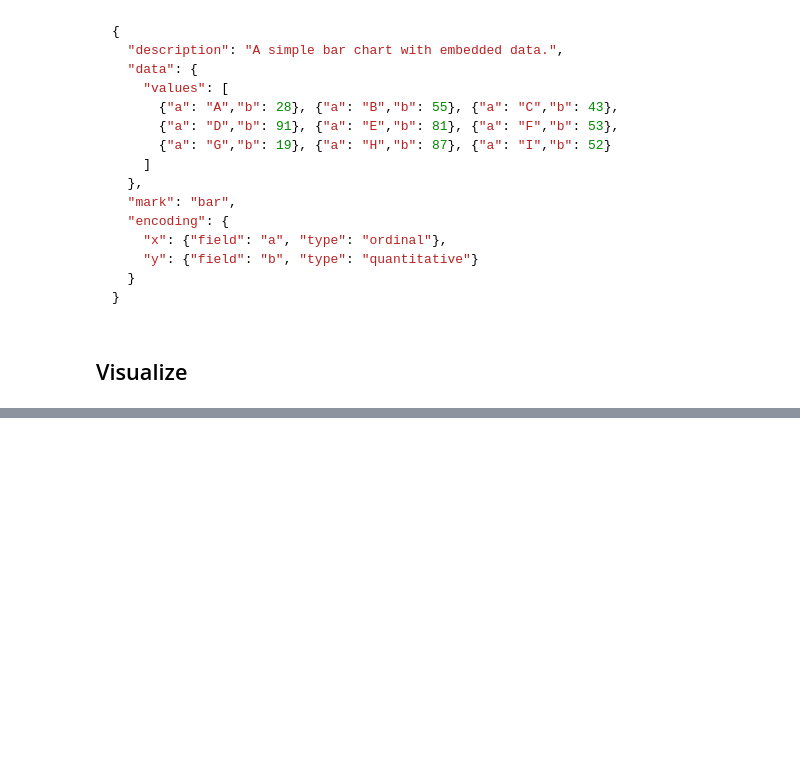
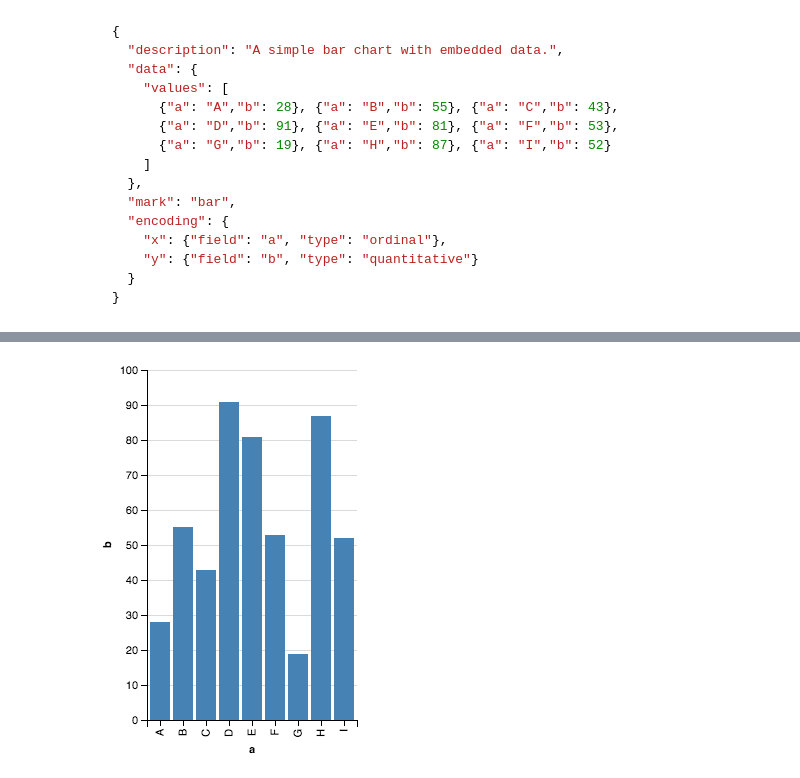
Before and after one commit to vega/altair, a Jupyter notebook: notebooks/SimpleBarChart.ipynb, the cells around one changed output, grey strips where cells are left out. Drawn from its saved outputs; the diff is of its cells as text; code cells hidden in the pictures; blank space fills up the shorter version.

````diff
--- a/notebooks/SimpleBarChart.ipynb
+++ b/notebooks/SimpleBarChart.ipynb
@@ -34,10 +42,9 @@ data.head()
   }
 }
 ```
-# %% [markdown]
-## Visualize
 # %%
-v = Viz().encode(
-    x=X('a:O'),
-    y=Y('b:Q')
+Layer(data).encode(
+    x=X('a'),
+    y=Y('b')
 ).bar()
+# %% [output]
@@ -43,0 +52 @@ v = Viz().encode(
+[figure, added]
````
Also changed, not shown: parts of 10 cells of this notebook, 6 other files.
